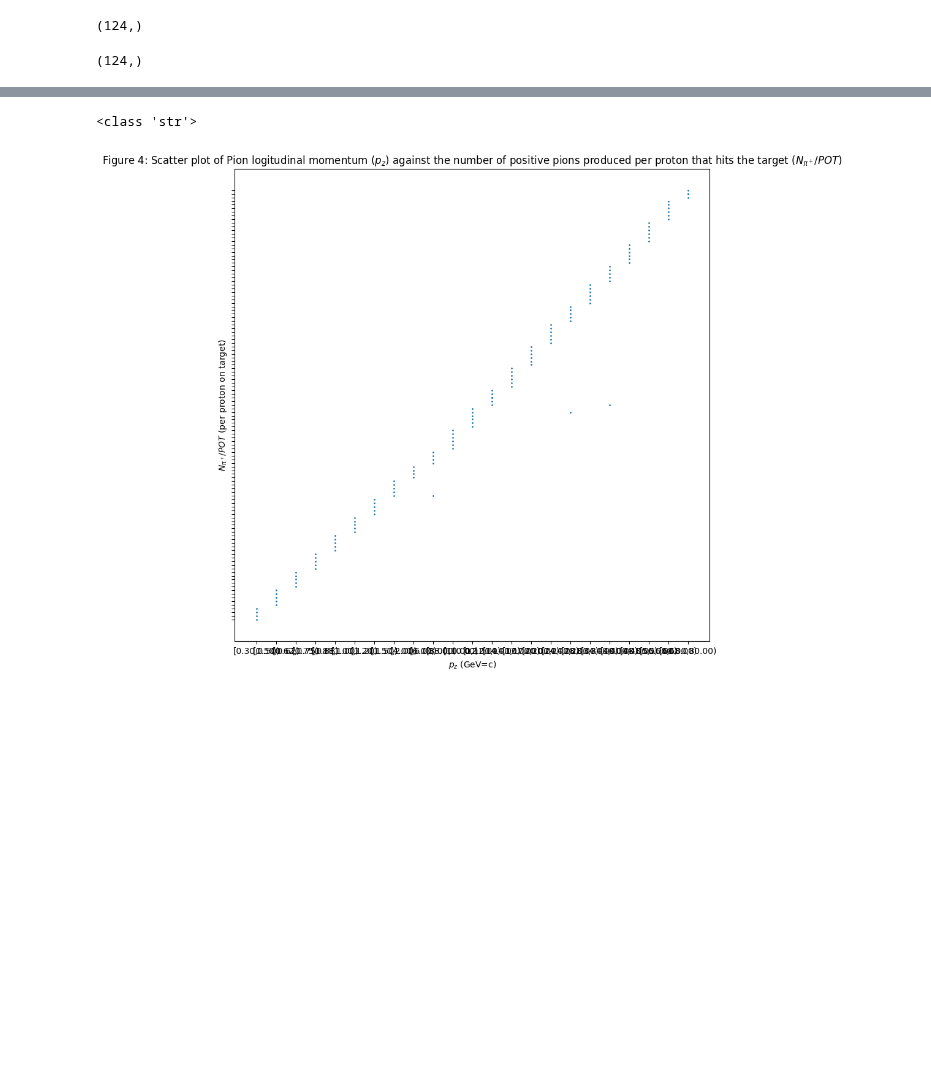
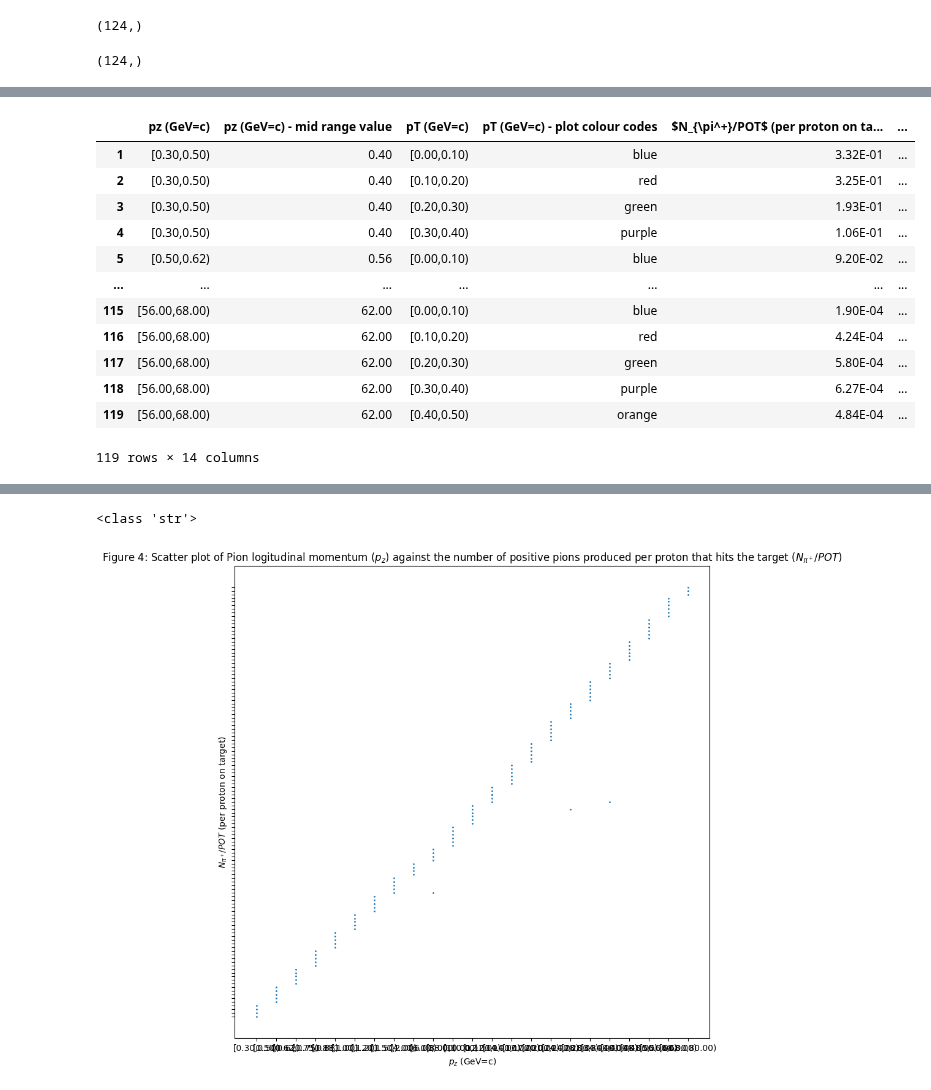
Before and after one commit to MrD0balina/Fourth-Year-Project---Neutrino-Oscillations, a Jupyter notebook: Week_6_Adding_Weighting_to_Pions_AND_establishing_the_exact_angular_offset_of_different_parts_of_the_detector.ipynb, the cells around one changed output, grey strips where cells are left out. Cells and saved outputs as stored; diff of their text form; code cells hidden in the pictures; blank space fills up the shorter version.

```diff
--- a/Week_6_Adding_Weighting_to_Pions_AND_establishing_the_exact_angular_offset_of_different_parts_of_the_detector.ipynb
+++ b/Week_6_Adding_Weighting_to_Pions_AND_establishing_the_exact_angular_offset_of_different_parts_of_the_detector.ipynb
@@ -455,0 +460,3 @@ display(np.shape(Pion_Plots_df1['pz (GeV=c)']))
+# %%
+column_to_move = Pion_Plots_df1.pop("pz (GeV=c) - mid range value")
+Pion_Plots_df1.insert(1, "pz (GeV=c) - mid range value", column_to_move)
@@ -455,0 +481,31 @@ display(np.shape(Pion_Plots_df1['pz (GeV=c)']))
+# %%
+pT_colour_code_list = []
+
+for i in range(len(Pion_Plots_df1['pT (GeV=c)'])):
+
+  i = i + 1
+  X = Pion_Plots_df1['pT (GeV=c)'][i]
+  Y = X [ 1 : -1 ]
+  Z =  Y.split(",")
+
+  for j in range(len(Z)):
+    Z[j] = float(Z[j])
+
+  if Z[0] == 0.00:
+    colour_code = "blue"
+  elif Z[0] == 0.10:
+    colour_code = "red"
+  elif Z[0] == 0.20:
+    colour_code = "green"
+  elif Z[0] == 0.30:
+    colour_code = "purple"
+  elif Z[0] == 0.40:
+    colour_code = "orange"
+  else:
+    colour_code = "brown"
+
+  pT_colour_code_list.append(colour_code)
+
+pT_colour_code_array = np.array(pT_colour_code_list)
+display(np.shape(pT_colour_code_array))
+display(np.shape(Pion_Plots_df1['pT (GeV=c)']))
@@ -455,0 +515,5 @@ display(np.shape(Pion_Plots_df1['pz (GeV=c)']))
+# %%
+Pion_Plots_df1['pT (GeV=c) - plot colour codes'] = pT_colour_code_array.tolist()
+column_to_move = Pion_Plots_df1.pop("pT (GeV=c) - plot colour codes")
+Pion_Plots_df1.insert(3, "pT (GeV=c) - plot colour codes", column_to_move)
+display(Pion_Plots_df1.head(5))
@@ -455,0 +544,20 @@ display(np.shape(Pion_Plots_df1['pz (GeV=c)']))
+# %%
+Pion_Plots_df1["N_{\pi^+}/POT --- float"] = Pion_Plots_df1["$N_{\pi^+}/POT$ (per proton on target)"].astype(float)
+
+column_to_move = Pion_Plots_df1.pop("N_{\pi^+}/POT --- float")
+Pion_Plots_df1.insert(5, "N_{\pi^+}/POT --- float", column_to_move)
+display(Pion_Plots_df1.head(-5))
+# %% [output]
+|  | pz (GeV=c) | pz (GeV=c) - mid range value | pT (GeV=c) | pT (GeV=c) - plot colour codes | $N_{\pi^+}/POT$ (per proton on ta... | ... |
+| 1 | [0.30,0.50) | 0.40 | [0.00,0.10) | blue | 3.32E-01 | ... |
+| 2 | [0.30,0.50) | 0.40 | [0.10,0.20) | red | 3.25E-01 | ... |
+| 3 | [0.30,0.50) | 0.40 | [0.20,0.30) | green | 1.93E-01 | ... |
+| 4 | [0.30,0.50) | 0.40 | [0.30,0.40) | purple | 1.06E-01 | ... |
+| 5 | [0.50,0.62) | 0.56 | [0.00,0.10) | blue | 9.20E-02 | ... |
+| ... | ... | ... | ... | ... | ... | ... |
+| 115 | [56.00,68.00) | 62.00 | [0.00,0.10) | blue | 1.90E-04 | ... |
+| 116 | [56.00,68.00) | 62.00 | [0.10,0.20) | red | 4.24E-04 | ... |
+| 117 | [56.00,68.00) | 62.00 | [0.20,0.30) | green | 5.80E-04 | ... |
+| 118 | [56.00,68.00) | 62.00 | [0.30,0.40) | purple | 6.27E-04 | ... |
+| 119 | [56.00,68.00) | 62.00 | [0.40,0.50) | orange | 4.84E-04 | ... |
+119 rows × 14 columns
```
Also changed, not shown: parts of 10 cells of this notebook.
